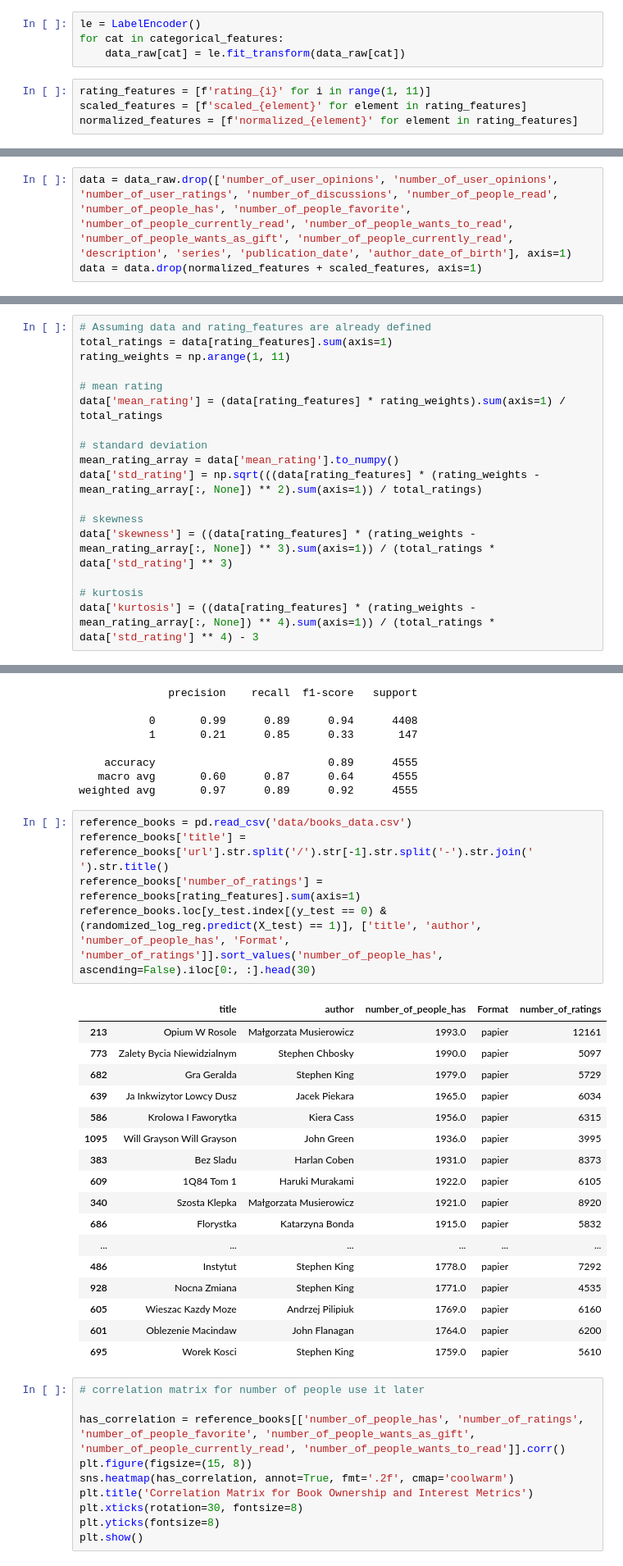
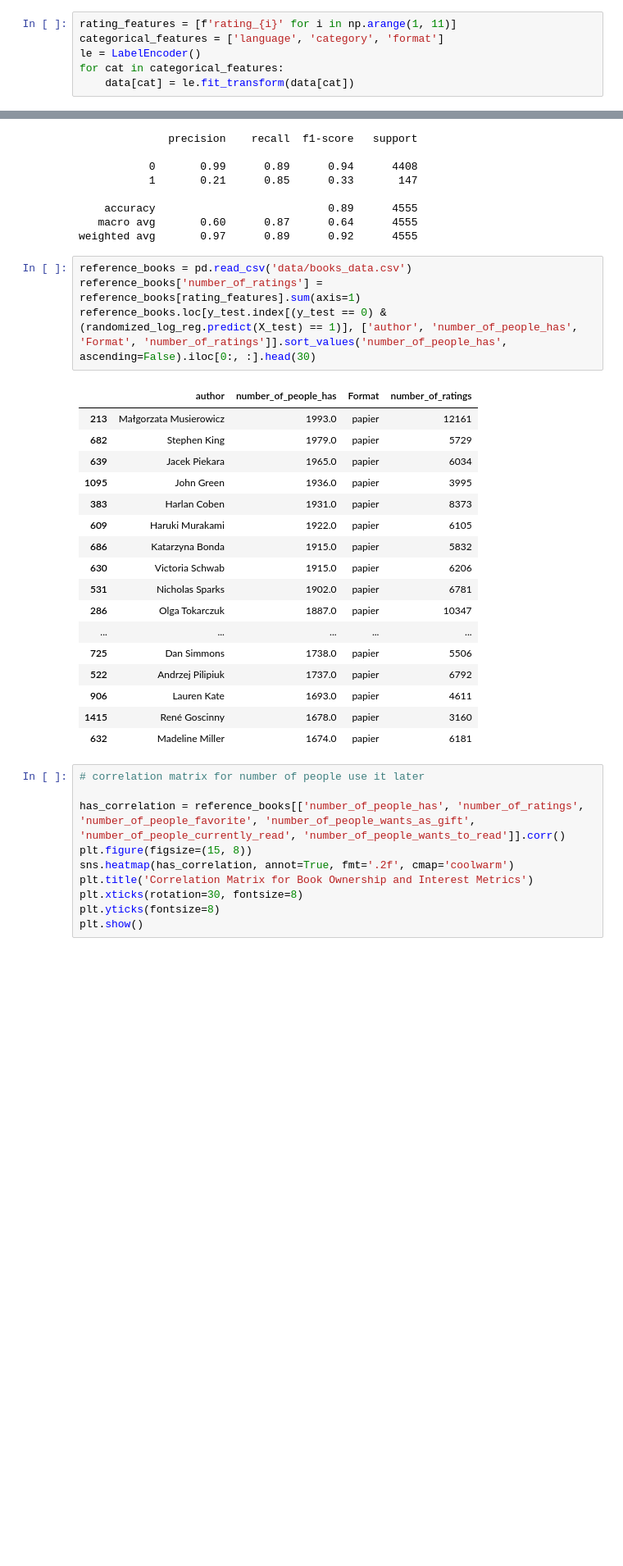
Before and after one commit to beep1000101/lubimyczytac_project, a Jupyter notebook: modelling.ipynb, the cells around one changed output, grey strips where cells are left out. Shown at 82% size. Drawn from its saved outputs; the diff is of its cells as text; blank space fills up the shorter version.

```diff
--- a/modelling.ipynb
+++ b/modelling.ipynb
@@ -29,8 +44,6 @@ array(['polski', 'angielski', 'niemiecki'], dtype=object)
 # %%
+rating_features = [f'rating_{i}' for i in np.arange(1, 11)]
+categorical_features = ['language', 'category', 'format']
 le = LabelEncoder()
 for cat in categorical_features:
-    data_raw[cat] = le.fit_transform(data_raw[cat])
+    data[cat] = le.fit_transform(data[cat])
-# %%
-rating_features = [f'rating_{i}' for i in range(1, 11)]
-scaled_features = [f'scaled_{element}' for element in rating_features]
-normalized_features = [f'normalized_{element}' for element in rating_features]
@@ -62,3 +49,0 @@ data_raw.loc[12000, normalized_features].plot.bar()
-# %%
-data = data_raw.drop(['number_of_user_opinions', 'number_of_user_opinions', 'number_of_user_ratings', 'number_of_discussions', 'number_of_people_read', 'number_of_people_has', 'number_of_people_favorite', 'number_of_people_currently_read', 'number_of_people_wants_to_read', 'number_of_people_wants_as_gift', 'number_of_people_currently_read', 'description', 'series', 'publication_date', 'author_date_of_birth'], axis=1)
-data = data.drop(normalized_features + scaled_features, axis=1)
@@ -79,17 +49,0 @@ array(['author_average_rating', 'author_number_of_people_read',
-# %%
-# Assuming data and rating_features are already defined
-total_ratings = data[rating_features].sum(axis=1)
-rating_weights = np.arange(1, 11)
-
-# mean rating
-data['mean_rating'] = (data[rating_features] * rating_weights).sum(axis=1) / total_ratings
-
-# standard deviation
-mean_rating_array = data['mean_rating'].to_numpy()
-data['std_rating'] = np.sqrt(((data[rating_features] * (rating_weights - mean_rating_array[:, None]) ** 2).sum(axis=1)) / total_ratings)
-
-# skewness
-data['skewness'] = ((data[rating_features] * (rating_weights - mean_rating_array[:, None]) ** 3).sum(axis=1)) / (total_ratings * data['std_rating'] ** 3)
-
-# kurtosis
-data['kurtosis'] = ((data[rating_features] * (rating_weights - mean_rating_array[:, None]) ** 4).sum(axis=1)) / (total_ratings * data['std_rating'] ** 4) - 3
@@ -249,27 +180,26 @@ print(classification_report(y_test, log_y_pred))
 weighted avg       0.97      0.89      0.92      4555
 # %%
 reference_books = pd.read_csv('data/books_data.csv')
-reference_books['title'] = reference_books['url'].str.split('/').str[-1].str.split('-').str.join(' ').str.title()
 reference_books['number_of_ratings'] = reference_books[rating_features].sum(axis=1)
-reference_books.loc[y_test.index[(y_test == 0) & (randomized_log_reg.predict(X_test) == 1)], ['title', 'author', 'number_of_people_has', 'Format', 'number_of_ratings']].sort_values('number_of_people_has', ascending=False).iloc[0:, :].head(30)
+reference_books.loc[y_test.index[(y_test == 0) & (randomized_log_reg.predict(X_test) == 1)], ['author', 'number_of_people_has', 'Format', 'number_of_ratings']].sort_values('number_of_people_has', ascending=False).iloc[0:, :].head(30)
 # %% [output]
-|  | title | author | number_of_people_has | Format | number_of_ratings |
-| 213 | Opium W Rosole | Małgorzata Musierowicz | 1993.0 | papier | 12161 |
-| 773 | Zalety Bycia Niewidzialnym | Stephen Chbosky | 1990.0 | papier | 5097 |
-| 682 | Gra Geralda | Stephen King | 1979.0 | papier | 5729 |
-| 639 | Ja Inkwizytor Lowcy Dusz | Jacek Piekara | 1965.0 | papier | 6034 |
-| 586 | Krolowa I Faworytka | Kiera Cass | 1956.0 | papier | 6315 |
-| 1095 | Will Grayson Will Grayson | John Green | 1936.0 | papier | 3995 |
-| 383 | Bez Sladu | Harlan Coben | 1931.0 | papier | 8373 |
-| 609 | 1Q84 Tom 1 | Haruki Murakami | 1922.0 | papier | 6105 |
-| 340 | Szosta Klepka | Małgorzata Musierowicz | 1921.0 | papier | 8920 |
-| 686 | Florystka | Katarzyna Bonda | 1915.0 | papier | 5832 |
-| ... | ... | ... | ... | ... | ... |
-| 486 | Instytut | Stephen King | 1778.0 | papier | 7292 |
-| 928 | Nocna Zmiana | Stephen King | 1771.0 | papier | 4535 |
-| 605 | Wieszac Kazdy Moze | Andrzej Pilipiuk | 1769.0 | papier | 6160 |
-| 601 | Oblezenie Macindaw | John Flanagan | 1764.0 | papier | 6200 |
-| 695 | Worek Kosci | Stephen King | 1759.0 | papier | 5610 |
+|  | author | number_of_people_has | Format | number_of_ratings |
+| 213 | Małgorzata Musierowicz | 1993.0 | papier | 12161 |
+| 682 | Stephen King | 1979.0 | papier | 5729 |
+| 639 | Jacek Piekara | 1965.0 | papier | 6034 |
+| 1095 | John Green | 1936.0 | papier | 3995 |
+| 383 | Harlan Coben | 1931.0 | papier | 8373 |
+| 609 | Haruki Murakami | 1922.0 | papier | 6105 |
+| 686 | Katarzyna Bonda | 1915.0 | papier | 5832 |
+| 630 | Victoria Schwab | 1915.0 | papier | 6206 |
+| 531 | Nicholas Sparks | 1902.0 | papier | 6781 |
+| 286 | Olga Tokarczuk | 1887.0 | papier | 10347 |
+| ... | ... | ... | ... | ... |
+| 725 | Dan Simmons | 1738.0 | papier | 5506 |
+| 522 | Andrzej Pilipiuk | 1737.0 | papier | 6792 |
+| 906 | Lauren Kate | 1693.0 | papier | 4611 |
+| 1415 | René Goscinny | 1678.0 | papier | 3160 |
+| 632 | Madeline Miller | 1674.0 | papier | 6181 |
 # %%
 # correlation matrix for number of people use it later
 
```
Also changed, not shown: parts of 27 cells of this notebook, 4 other files.
